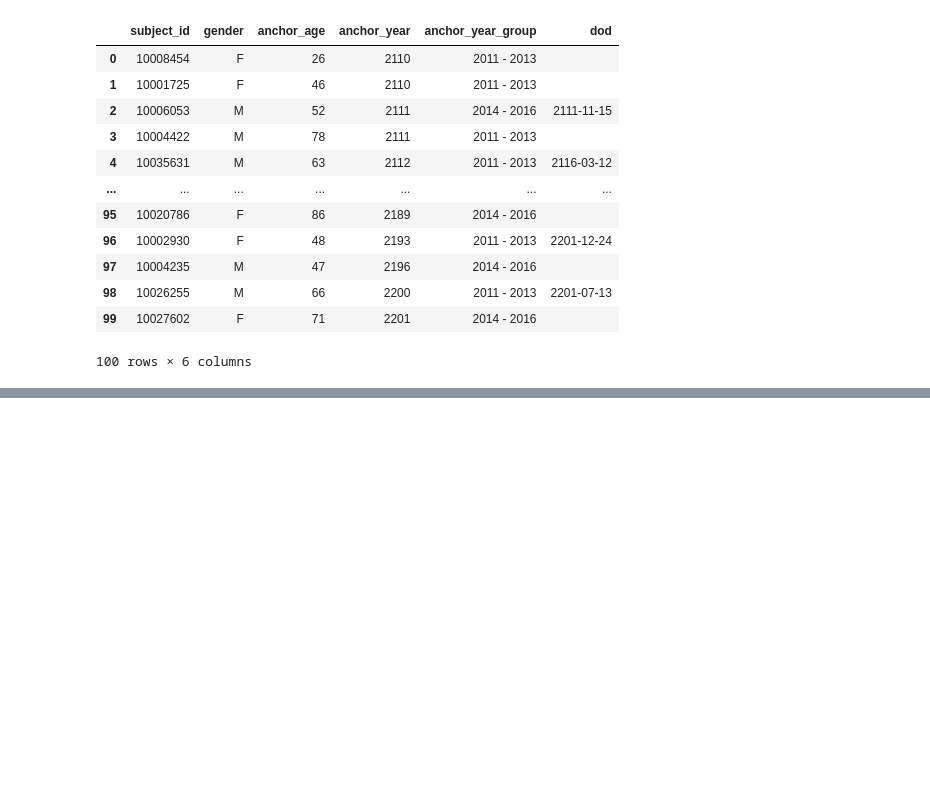
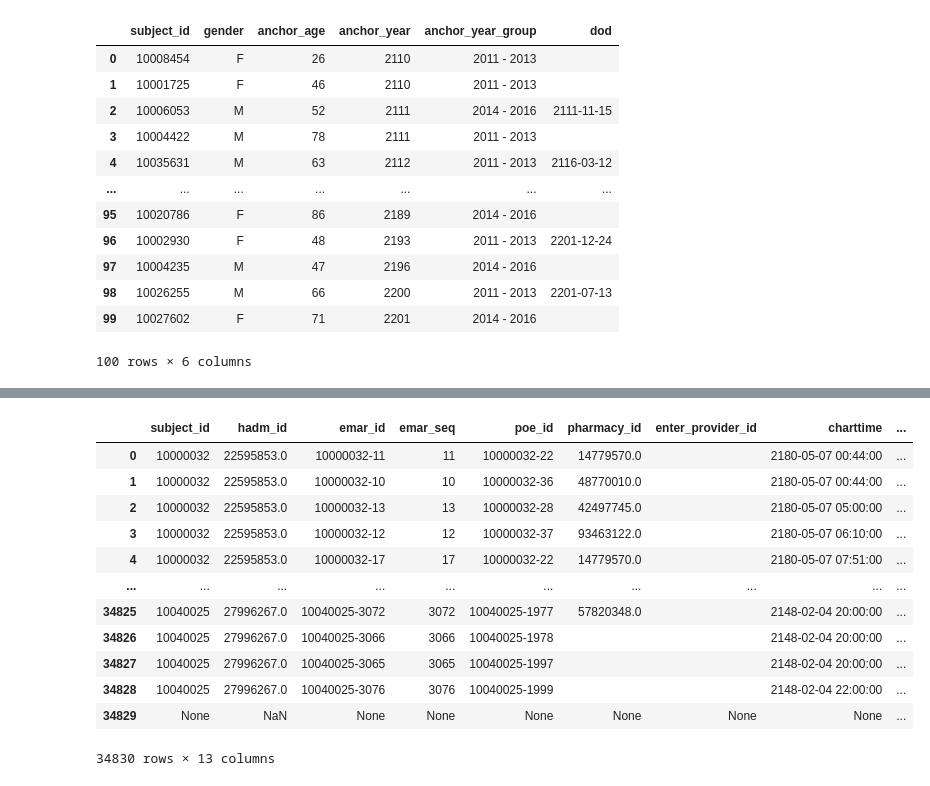
Before and after one commit to kkkarnav/MIMIC, a Jupyter notebook: 1_data_creation.ipynb, the cells around one changed output, grey strips where cells are left out. Drawn from its saved outputs; the diff is of its cells as text; code cells hidden in the pictures; blank space fills up the shorter version.

```diff
--- a/1_data_creation.ipynb
+++ b/1_data_creation.ipynb
@@ -156,0 +87,17 @@ patients
+# %%
+emar_df = normalize_jsons(df["emar"], ["subject_id", "hadm_id", "emar_id"], ["subject_id", "charttime"])
+emar_df
+# %% [output]
+|  | subject_id | hadm_id | emar_id | emar_seq | poe_id | pharmacy_id | enter_provider_id | charttime | ... |
+| 0 | 10000032 | 22595853.0 | 10000032-11 | 11 | 10000032-22 | 14779570.0 |  | 2180-05-07 00:44:00 | ... |
+| 1 | 10000032 | 22595853.0 | 10000032-10 | 10 | 10000032-36 | 48770010.0 |  | 2180-05-07 00:44:00 | ... |
+| 2 | 10000032 | 22595853.0 | 10000032-13 | 13 | 10000032-28 | 42497745.0 |  | 2180-05-07 05:00:00 | ... |
+| 3 | 10000032 | 22595853.0 | 10000032-12 | 12 | 10000032-37 | 93463122.0 |  | 2180-05-07 06:10:00 | ... |
+| 4 | 10000032 | 22595853.0 | 10000032-17 | 17 | 10000032-22 | 14779570.0 |  | 2180-05-07 07:51:00 | ... |
+| ... | ... | ... | ... | ... | ... | ... | ... | ... | ... |
+| 34825 | 10040025 | 27996267.0 | 10040025-3072 | 3072 | 10040025-1977 | 57820348.0 |  | 2148-02-04 20:00:00 | ... |
+| 34826 | 10040025 | 27996267.0 | 10040025-3066 | 3066 | 10040025-1978 |  |  | 2148-02-04 20:00:00 | ... |
+| 34827 | 10040025 | 27996267.0 | 10040025-3065 | 3065 | 10040025-1997 |  |  | 2148-02-04 20:00:00 | ... |
+| 34828 | 10040025 | 27996267.0 | 10040025-3076 | 3076 | 10040025-1999 |  |  | 2148-02-04 22:00:00 | ... |
+| 34829 | None | NaN | None | None | None | None | None | None | ... |
+34830 rows × 13 columns
```
Also changed, not shown: parts of 16 cells of this notebook.
